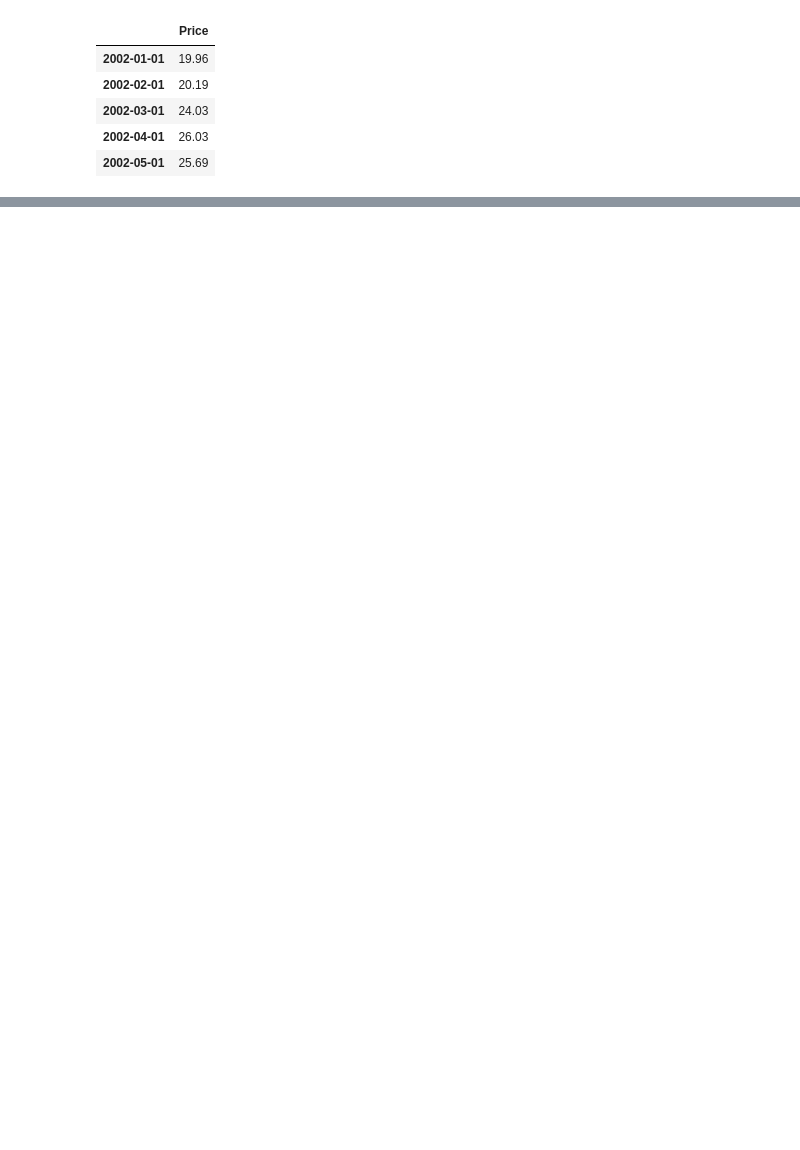
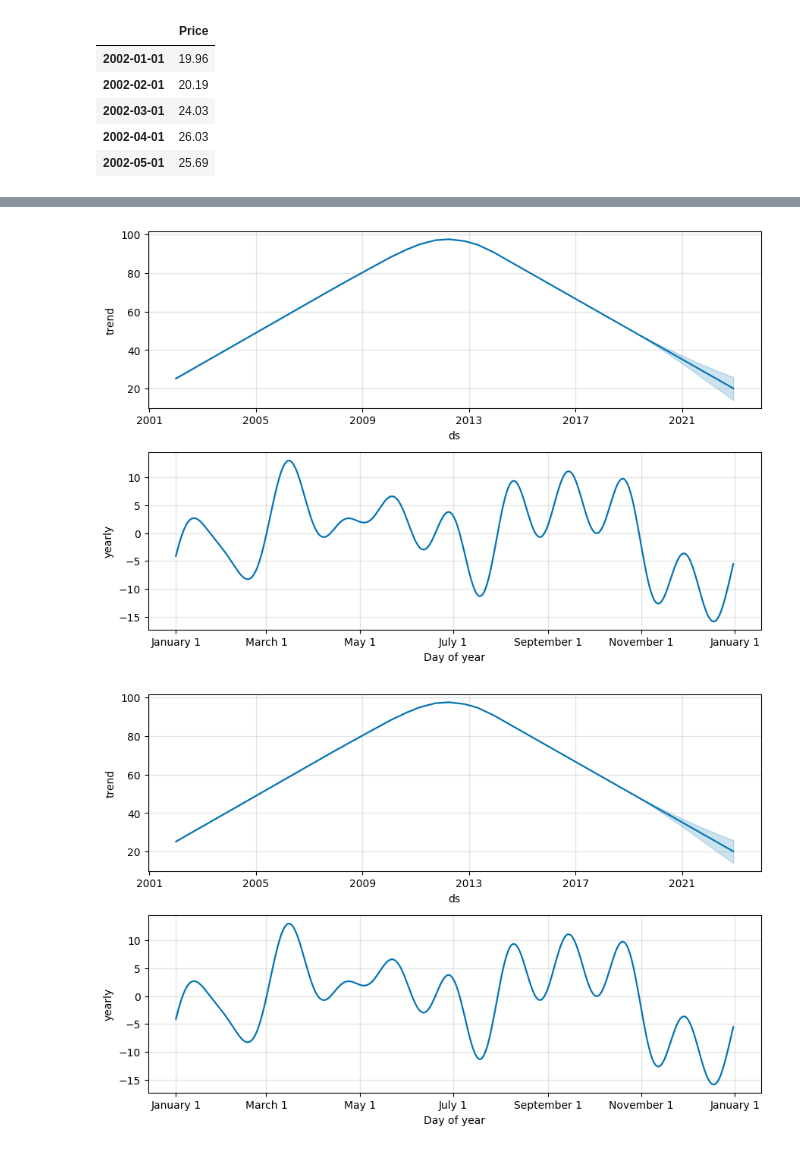
Before and after one commit to jnopareboateng/ml-library, a Jupyter notebook: crude-oil-forecast/prophet.ipynb, the cells around one changed output, grey strips where cells are left out. Saved outputs shown, nothing was run; the diff lists cells and outputs as text; code cells hidden in the pictures; blank space fills up the shorter version.

```diff
--- a/crude-oil-forecast/prophet.ipynb
+++ b/crude-oil-forecast/prophet.ipynb
@@ -116,0 +178,5 @@ plt.show()
+# %%
+model.plot_components(forecast)
+# %% [output]
+[figure, added]
+[figure, added]
```
Also changed, not shown: parts of 23 cells of this notebook, 7 other files.
